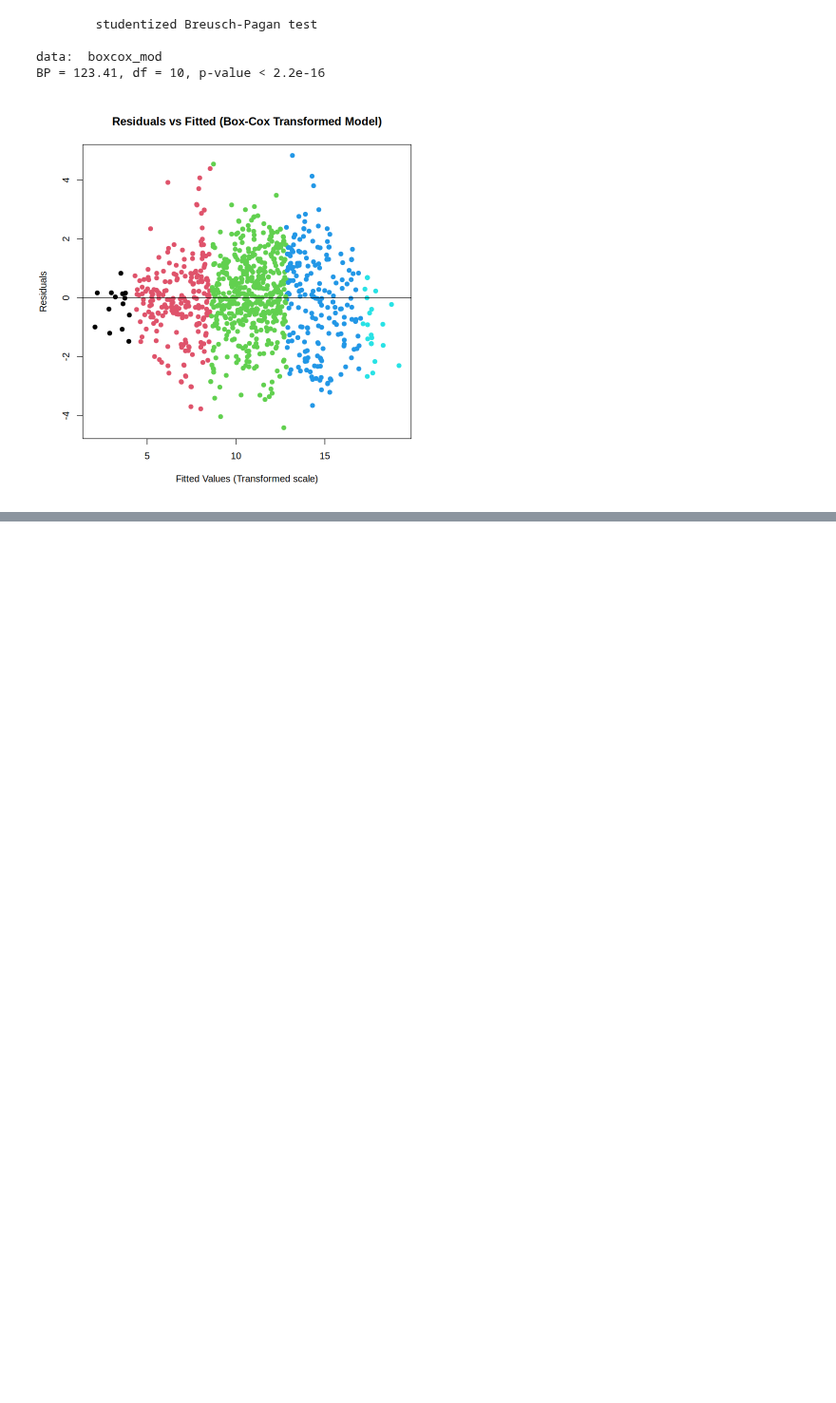
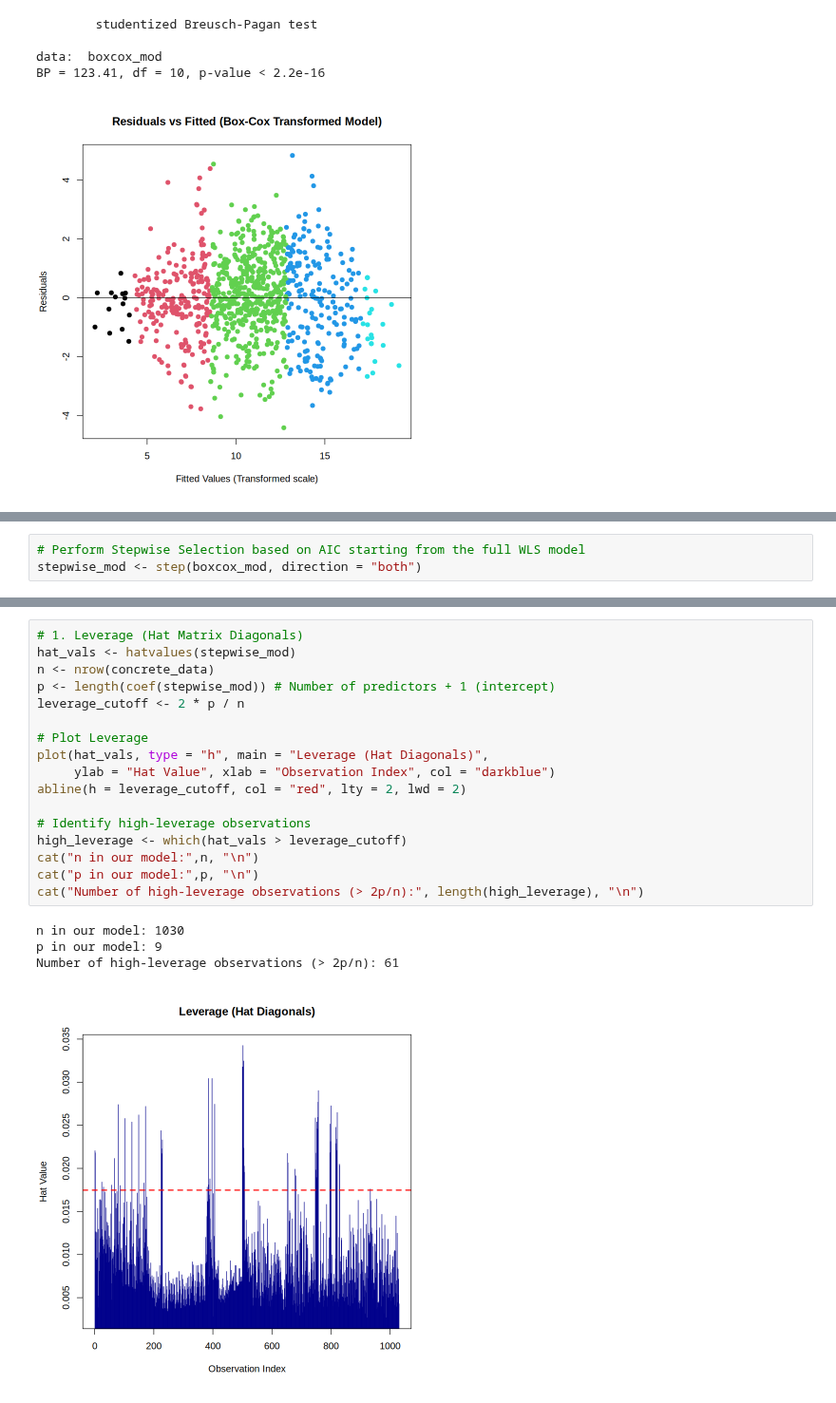
Before and after one commit to dibendupal69724-ux/CV-documents, a Jupyter notebook: python-basics/google-colab-r.ipynb, the cells around one changed output, grey strips where cells are left out. Shown at 95% size. Drawn from its saved outputs; the diff is of its cells as text; blank space fills up the shorter version.

```diff
--- a/python-basics/google-colab-r.ipynb
+++ b/python-basics/google-colab-r.ipynb
@@ -475,0 +475,3 @@ Physical Boundary Constraints: At very low strengths, the actual values remain t
+# %%
+# Perform Stepwise Selection based on AIC starting from the full WLS model
+stepwise_mod <- step(boxcox_mod, direction = "both")
@@ -475,0 +537,22 @@ Physical Boundary Constraints: At very low strengths, the actual values remain t
+# %%
+# 1. Leverage (Hat Matrix Diagonals)
+hat_vals <- hatvalues(stepwise_mod)
+n <- nrow(concrete_data)
+p <- length(coef(stepwise_mod)) # Number of predictors + 1 (intercept)
+leverage_cutoff <- 2 * p / n
+
+# Plot Leverage
+plot(hat_vals, type = "h", main = "Leverage (Hat Diagonals)",
+     ylab = "Hat Value", xlab = "Observation Index", col = "darkblue")
+abline(h = leverage_cutoff, col = "red", lty = 2, lwd = 2)
+
+# Identify high-leverage observations
+high_leverage <- which(hat_vals > leverage_cutoff)
+cat("n in our model:",n, "\n")
+cat("p in our model:",p, "\n")
+cat("Number of high-leverage observations (> 2p/n):", length(high_leverage), "\n")
+# %% [output]
+n in our model: 1030
+p in our model: 9
+Number of high-leverage observations (> 2p/n): 61
+[figure, added]
```
Also changed, not shown: parts of 29 cells of this notebook.
